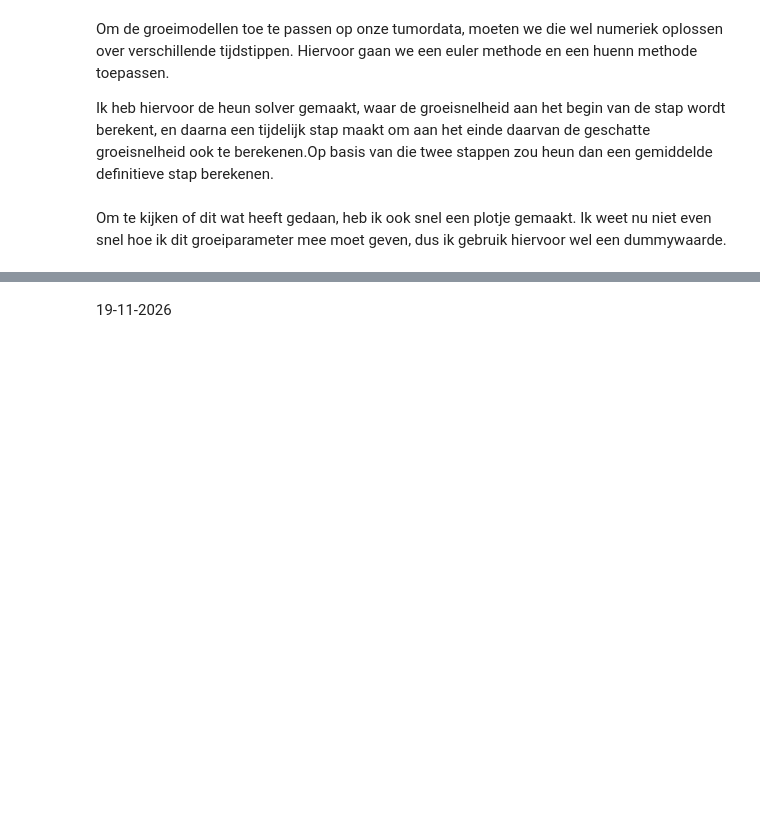
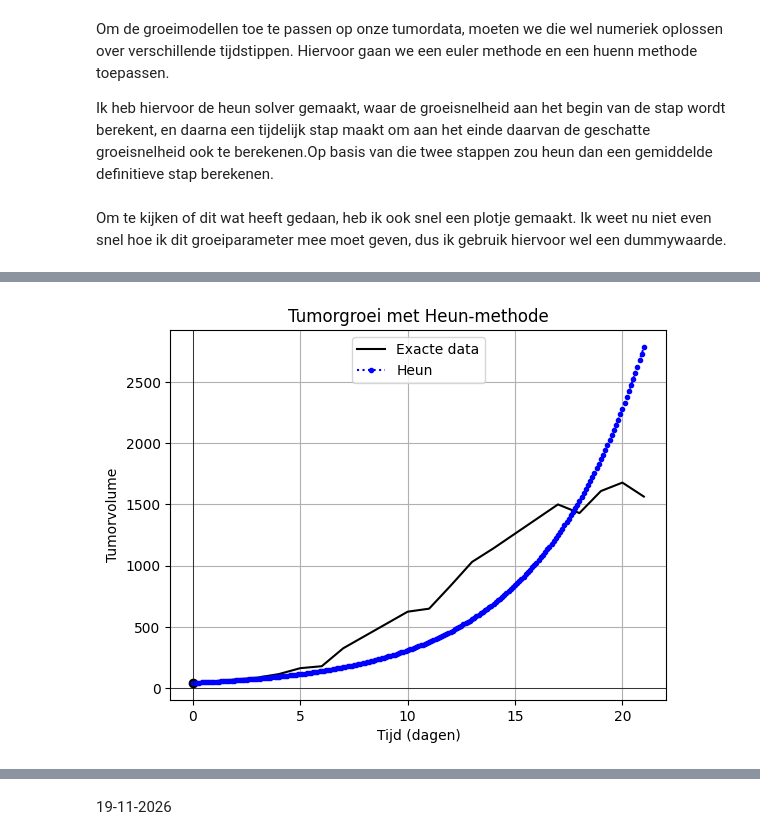
Before and after one commit to FleurLuten/ModellerenVanKankerCasusA, a Jupyter notebook: Logboek/Vincent.ipynb, the cells around one changed output, grey strips where cells are left out. Saved outputs shown, nothing was run; the diff lists cells and outputs as text; code cells hidden in the pictures; blank space fills up the shorter version.

```diff
--- a/Logboek/Vincent.ipynb
+++ b/Logboek/Vincent.ipynb
@@ -189,3 +189,22 @@ Nou, dit zou dan de resultaat van heun moeten zijn op de eerste muis. Hij loopt
+# %%
+c = 0.2
+t_heun, v_heun = heun_solver(exponential, V0, t_start, t_end, dt, (c,))
+
+plt.plot(ts, Vs, '-k', label='Exacte data')
+plt.plot(ts[0], Vs[0], 'ok')
+plt.plot(t_heun, v_heun, '.:b', label='Heun')
+
+plt.axhline(0.0, lw=0.5, color='k')
+plt.axvline(0.0, lw=0.5, color='k')
+
+plt.grid(True)
+plt.legend()
+plt.xlabel('Tijd (dagen)')
+plt.ylabel('Tumorvolume')
+plt.title('Tumorgroei met Heun-methode')
+plt.show()
+# %% [output]
+[figure, added]
 # %%
 c = 0.1
 d = 1.2
```
Also changed, not shown: parts of 5 cells of this notebook, 8 other files.
